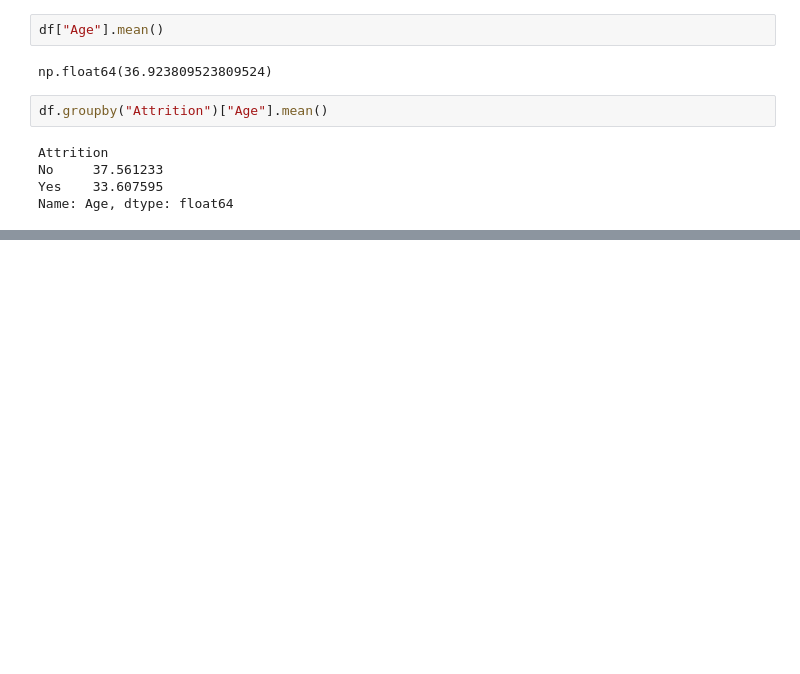
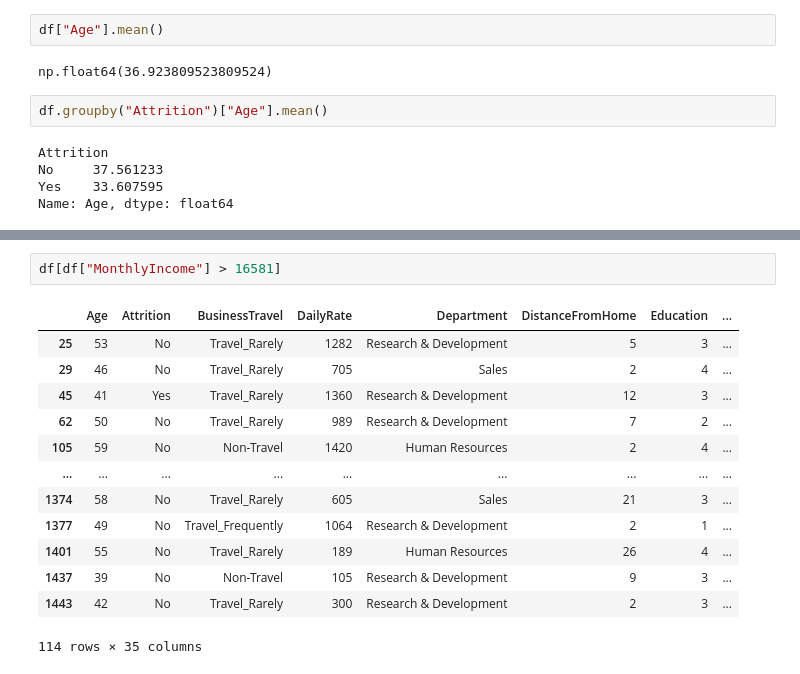
Before and after one commit to haneef333/employee-attrition-analysis, a Jupyter notebook: notebook/employee_attrition_analysis.ipynb, the cells around one changed output, grey strips where cells are left out. Drawn from its saved outputs; the diff is of its cells as text; blank space fills up the shorter version.

Commit message:
Day 2: Exploratory Data Analysis - Business Insights and Data Quality Checks

```diff
--- a/notebook/employee_attrition_analysis.ipynb
+++ b/notebook/employee_attrition_analysis.ipynb
@@ -92,0 +241,16 @@ Name: Age, dtype: float64
+# %%
+df[df["MonthlyIncome"] > 16581]
+# %% [output]
+|  | Age | Attrition | BusinessTravel | DailyRate | Department | DistanceFromHome | Education | ... |
+| 25 | 53 | No | Travel_Rarely | 1282 | Research & Development | 5 | 3 | ... |
+| 29 | 46 | No | Travel_Rarely | 705 | Sales | 2 | 4 | ... |
+| 45 | 41 | Yes | Travel_Rarely | 1360 | Research & Development | 12 | 3 | ... |
+| 62 | 50 | No | Travel_Rarely | 989 | Research & Development | 7 | 2 | ... |
+| 105 | 59 | No | Non-Travel | 1420 | Human Resources | 2 | 4 | ... |
+| ... | ... | ... | ... | ... | ... | ... | ... | ... |
+| 1374 | 58 | No | Travel_Rarely | 605 | Sales | 21 | 3 | ... |
+| 1377 | 49 | No | Travel_Frequently | 1064 | Research & Development | 2 | 1 | ... |
+| 1401 | 55 | No | Travel_Rarely | 189 | Human Resources | 26 | 4 | ... |
+| 1437 | 39 | No | Non-Travel | 105 | Research & Development | 9 | 3 | ... |
+| 1443 | 42 | No | Travel_Rarely | 300 | Research & Development | 2 | 3 | ... |
+114 rows × 35 columns
```
Also changed, not shown: parts of 23 cells of this notebook.
